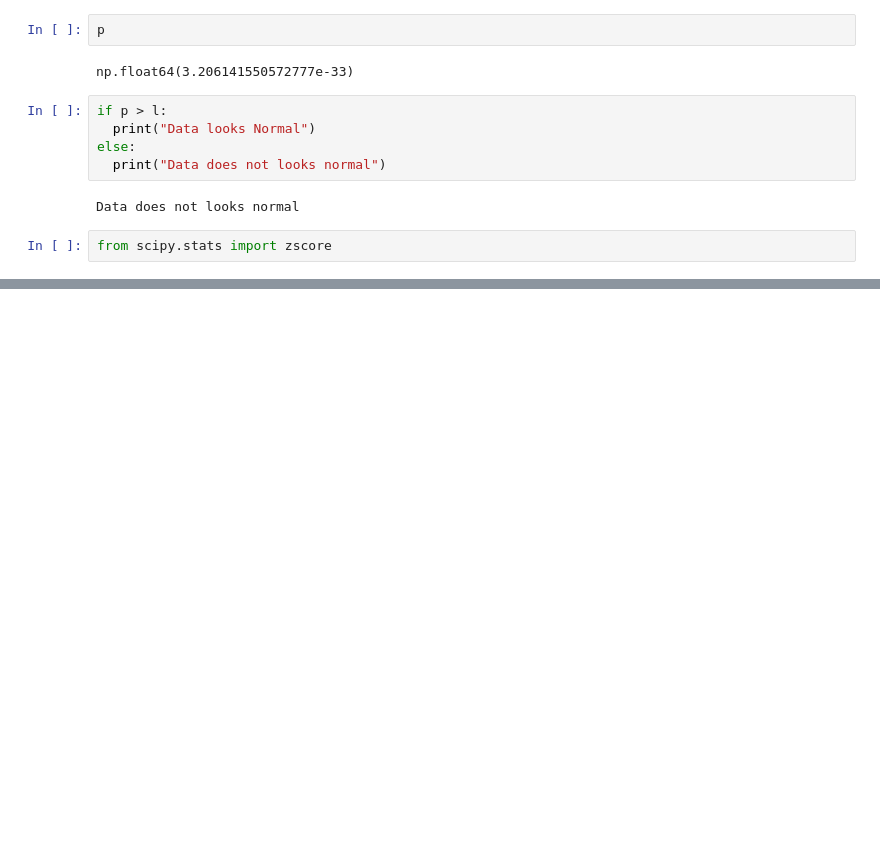
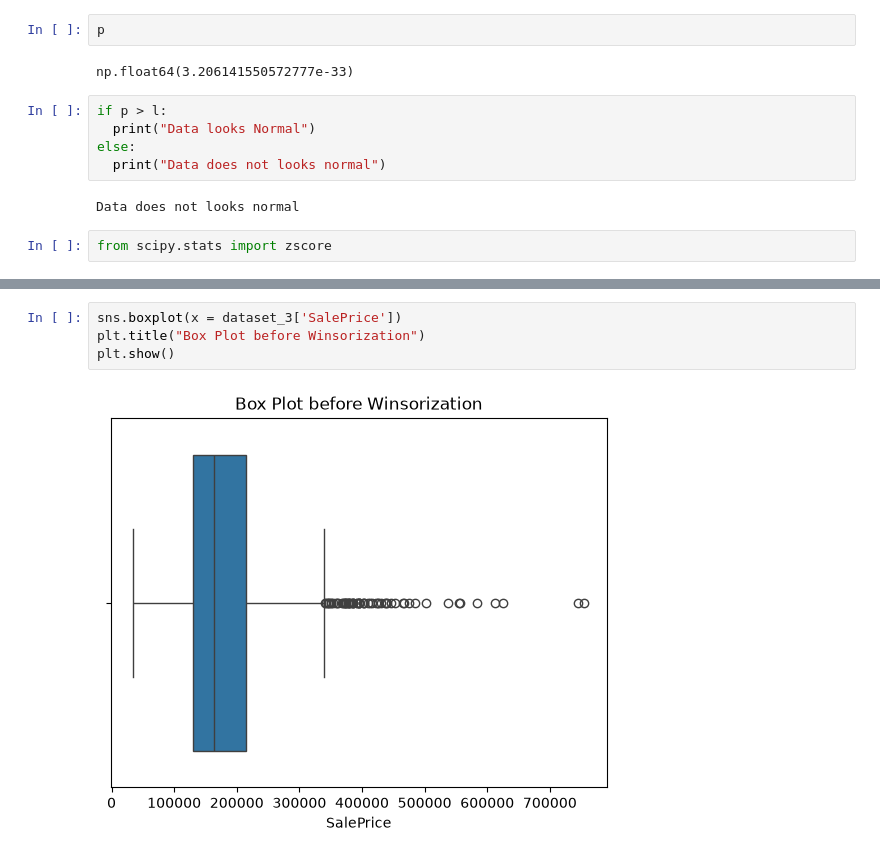
Before and after one commit to manojbalineni/Gen-AI, a Jupyter notebook: 10_Feature_Engineering/02_Feature_Engineering.ipynb, the cells around one changed output, grey strips where cells are left out. Cells and saved outputs as stored; diff of their text form; blank space fills up the shorter version.

```diff
--- a/10_Feature_Engineering/02_Feature_Engineering.ipynb
+++ b/10_Feature_Engineering/02_Feature_Engineering.ipynb
@@ -837,0 +908,6 @@ Number of outliers : 9
+# %%
+sns.boxplot(x = dataset_3['SalePrice'])
+plt.title("Box Plot before Winsorization")
+plt.show()
+# %% [output]
+[figure, added]
```
Also changed, not shown: parts of 18 cells of this notebook.
